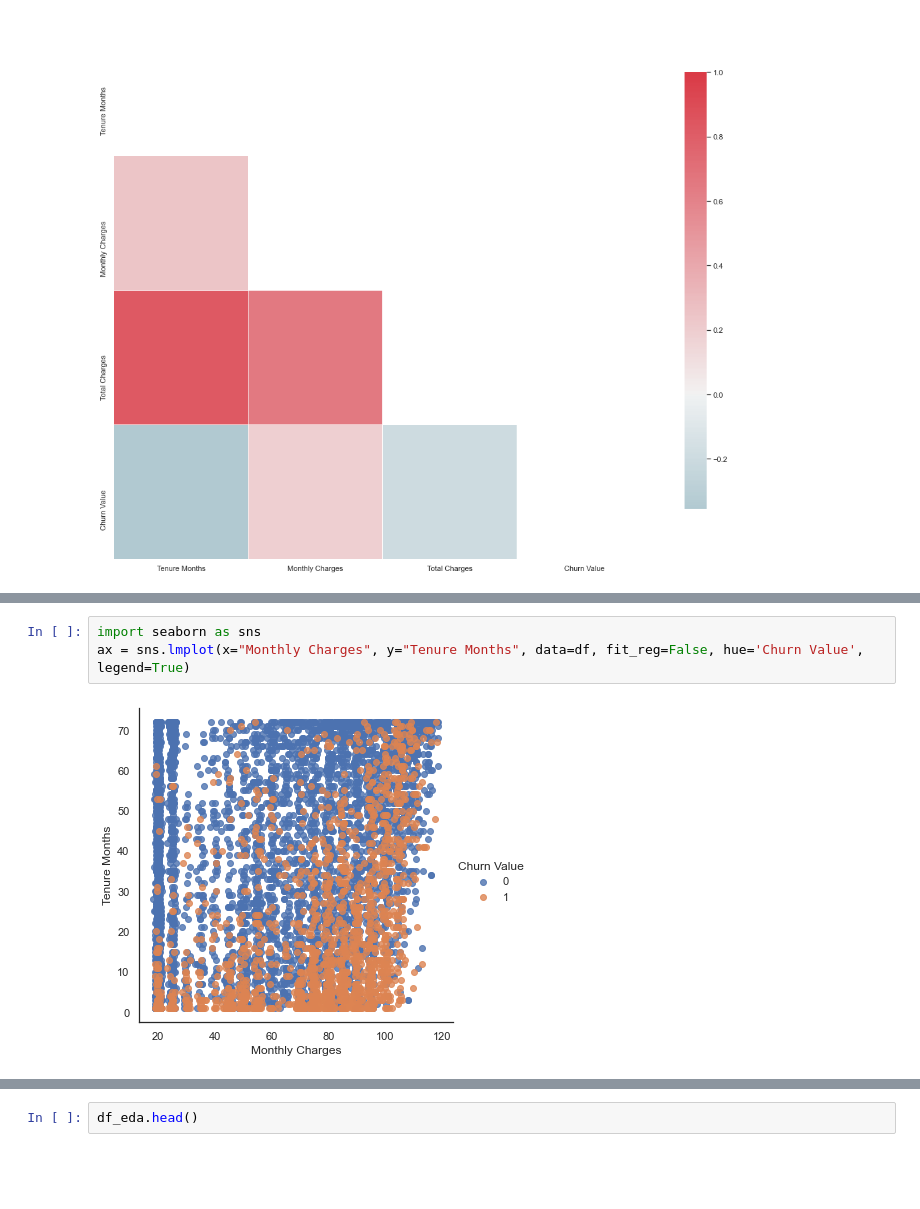
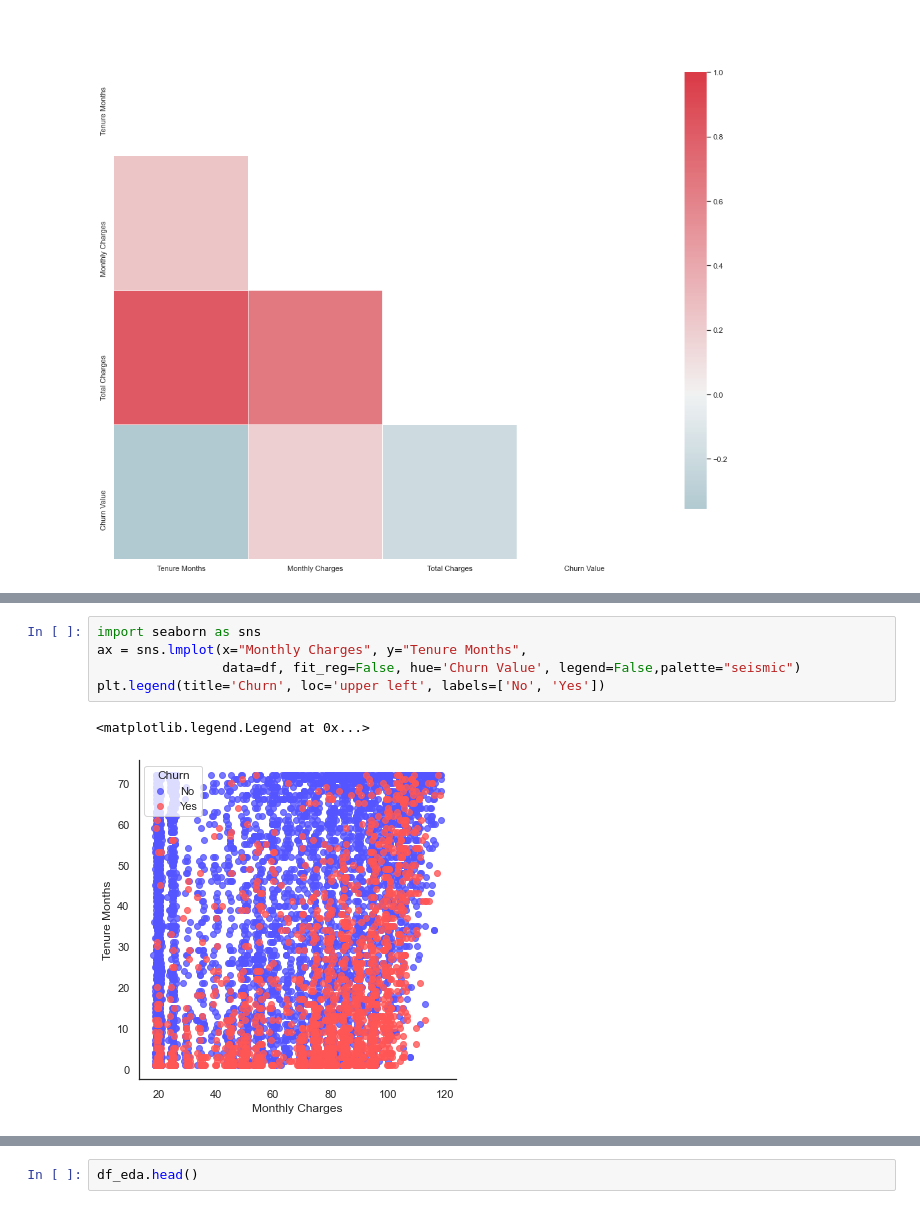
Before and after one commit to prwkp/fund_prog_project_churn_tele, a Jupyter notebook: Logistic Regression and SVM Part.ipynb, the cells around one changed output, grey strips where cells are left out. Drawn from its saved outputs; the diff is of its cells as text; blank space fills up the shorter version.

```diff
--- a/Logistic Regression and SVM Part.ipynb
+++ b/Logistic Regression and SVM Part.ipynb
@@ -197,9 +197,12 @@ fig.show()
 [interactive output not drawn]
 # %%
 import seaborn as sns
-ax = sns.lmplot(x="Monthly Charges", y="Tenure Months", data=df, fit_reg=False, hue='Churn Value', legend=True)
+ax = sns.lmplot(x="Monthly Charges", y="Tenure Months",
+                data=df, fit_reg=False, hue='Churn Value', legend=False,palette="seismic")
+plt.legend(title='Churn', loc='upper left', labels=['No', 'Yes'])
 # %% [output]
+<matplotlib.legend.Legend at 0x...>
-[figure, old version]
+[figure, new version]
 # %%
 import plotly.express as px
 
```
Also changed, not shown: parts of 5 cells of this notebook.
